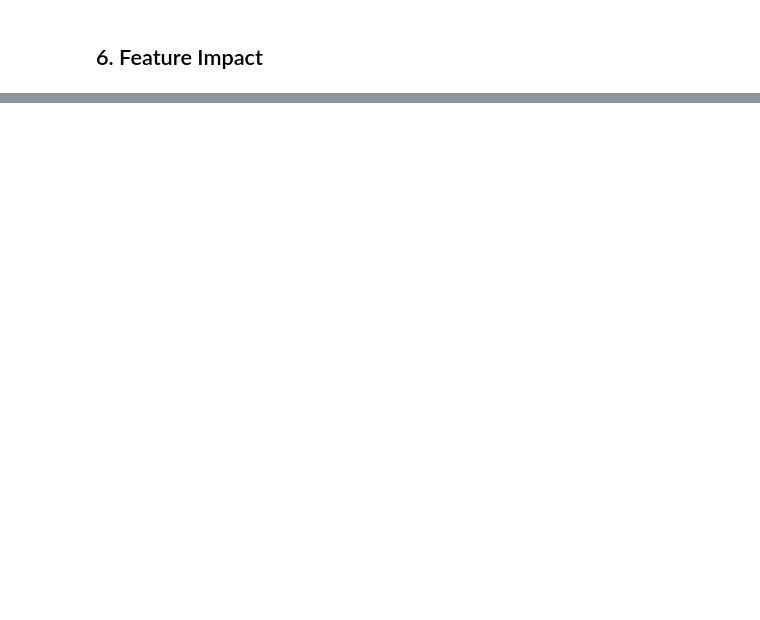
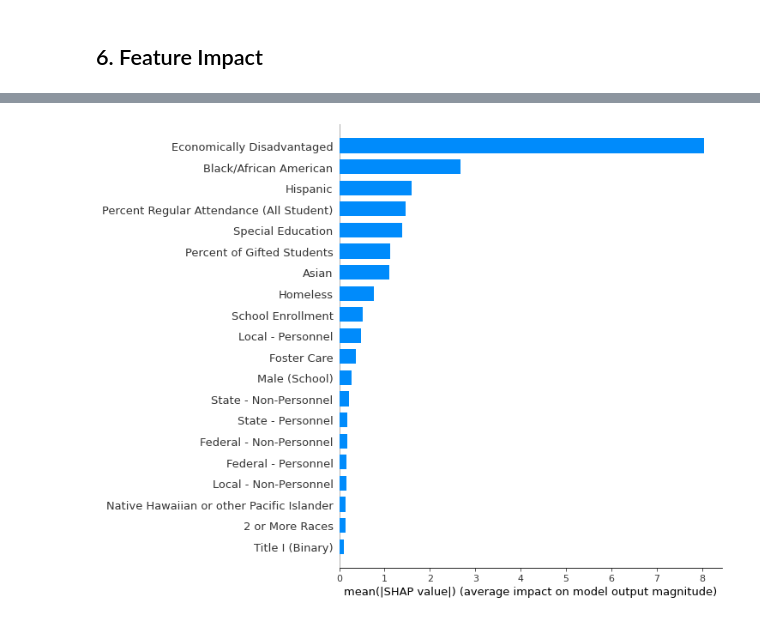
Before and after one commit to cchung106/Capstone-Three, a Jupyter notebook: Notebooks/04_modeling.ipynb, the cells around one changed output, grey strips where cells are left out. Drawn from its saved outputs; the diff is of its cells as text; code cells hidden in the pictures; blank space fills up the shorter version.

```diff
--- a/Notebooks/04_modeling.ipynb
+++ b/Notebooks/04_modeling.ipynb
@@ -1532,0 +1577,7 @@ Furthermore, among those three models, the XGBoost model produced the highest te
+# %%
+explainer_math = shap.TreeExplainer(best_xg_math2)
+shap_values_math = explainer_ELA.shap_values(X=X_train2, tree_limit=None)
+# %%
+shap.summary_plot(shap_values_math, X_test2, plot_type="bar", feature_names = cols2.tolist())
+# %% [output]
+[figure, added]
```
Also changed, not shown: parts of 36 cells of this notebook.
